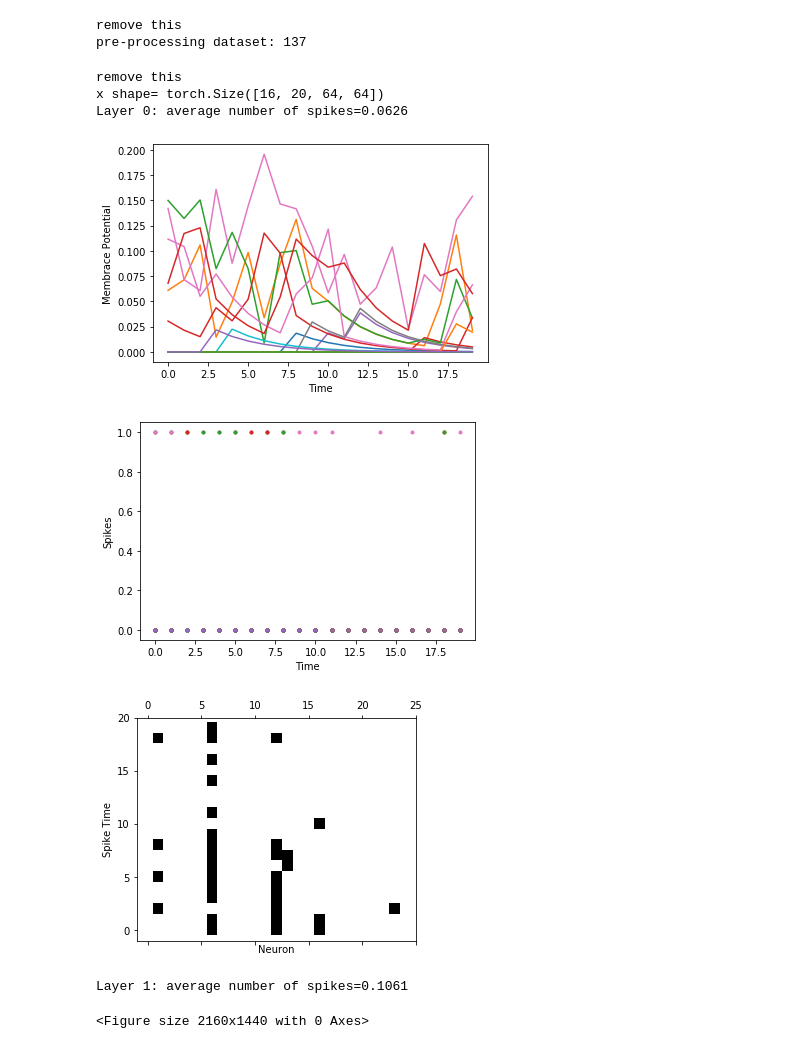
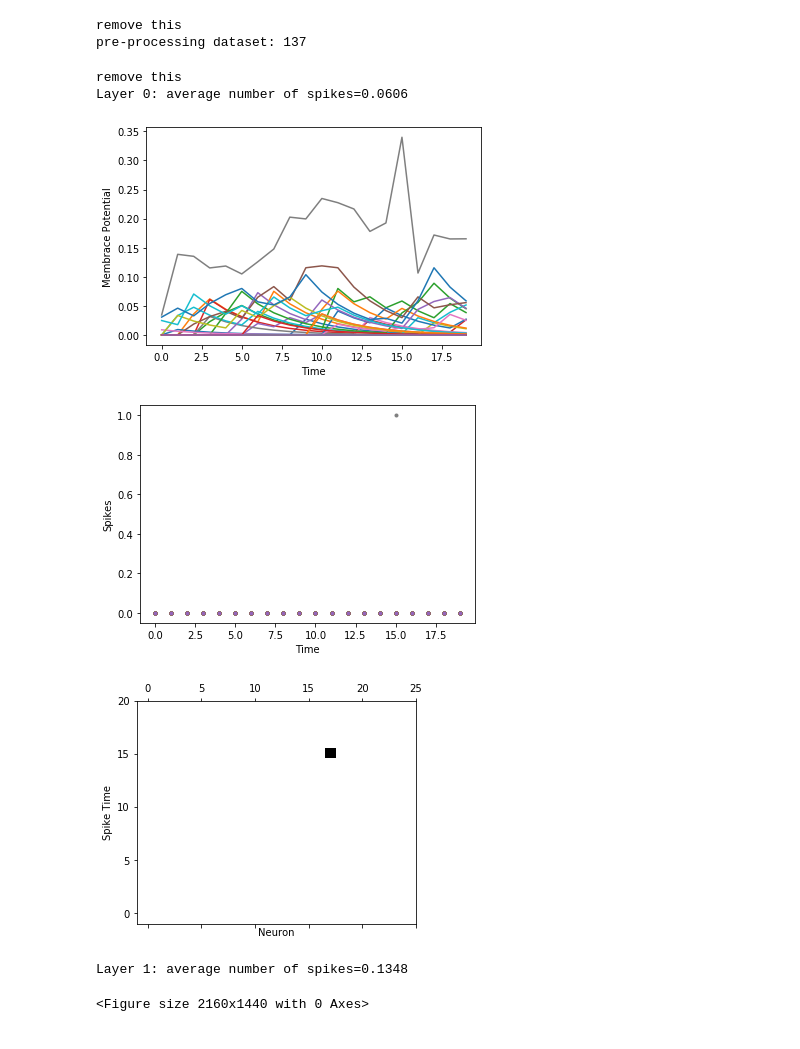
Before and after one commit to ArefMq/action-recognition-via-snn, a Jupyter notebook: S-CNN-DVS.ipynb, the cells around one changed output. Drawn from its saved outputs; the diff is of its cells as text; code cells hidden in the pictures.

```diff
--- a/S-CNN-DVS.ipynb
+++ b/S-CNN-DVS.ipynb
@@ -374,5 +407,5 @@ def debug_print(val, name, show_data=False, pytorch=True):
 # %%
-network = SNN().to(device, dtype)
+network = SNN()#.to(device, dtype)
 
 
 tau_mem = 10e-3
@@ -393,14 +426,14 @@ weight_scale = 7*(1.0 - beta)
 network.add_conv3d(input_shape=(64,64),
                    output_shape=(64,64),
                    input_channels=1,
-                   output_channels=32,
-                   kernel_size=(1,3,3),
+                   output_channels=128,
+                   kernel_size=(1,5,5),
                    dilation=(1,1,1),
                    lateral_connections=False,
 )
 
 # network.add_layer(SpikingPool2DLayer, kernel_size=(2,2), output_channels=32)
-network.add_pool2d(kernel_size=(2,2), output_channels=32)
+network.add_pool2d(kernel_size=(4,4), output_channels=128)
 
 
 # network.add_dense(
@@ -428,23 +461,19 @@ network.compile()
 # %%
 for X_batch, _ in load_data('train'):
     break
 
-X_batch = torch.from_numpy(X_batch).to(device, dtype)
-print('x shape=', X_batch.shape)
-
-network(X_batch)
+network.predict(X_batch)
 
 for i,l in enumerate(network.layers):
     if 'spk_rec_hist' in l.__dict__:
         print("Layer {}: average number of spikes={:.4f}".format(i, l.spk_rec_hist.mean()))
         if l.HAS_PARAM:
             plot_spikes_in_time(l)
 # %% [output]
 remove this
-x shape= torch.Size([16, 20, 64, 64])
-Layer 0: average number of spikes=0.0626
+Layer 0: average number of spikes=0.0606
-[figure, old version]
+[figure, new version]
-[figure, old version]
+[figure, new version]
-[figure, old version]
+[figure, new version]
-Layer 1: average number of spikes=0.1061
+Layer 1: average number of spikes=0.1348
 <Figure size 2160x1440 with 0 Axes>
```
Also changed, not shown: parts of 6 cells of this notebook, 1 other file.
